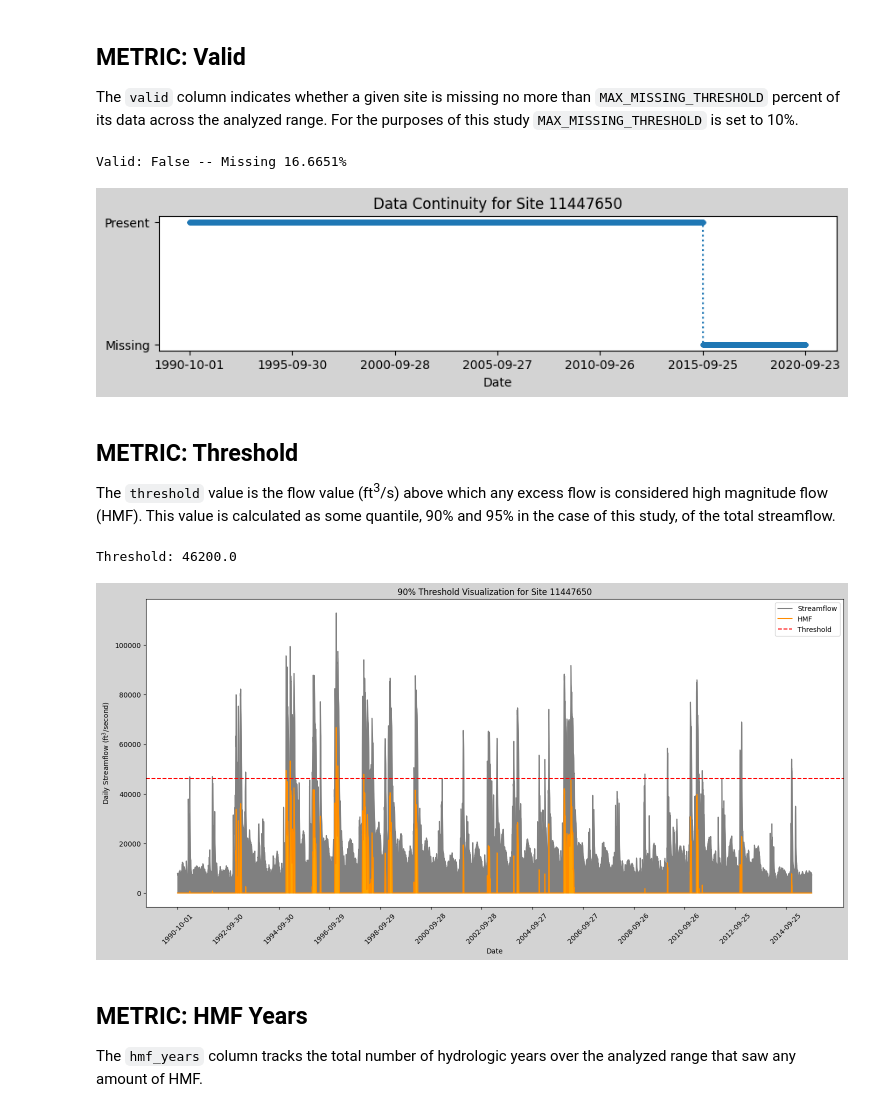
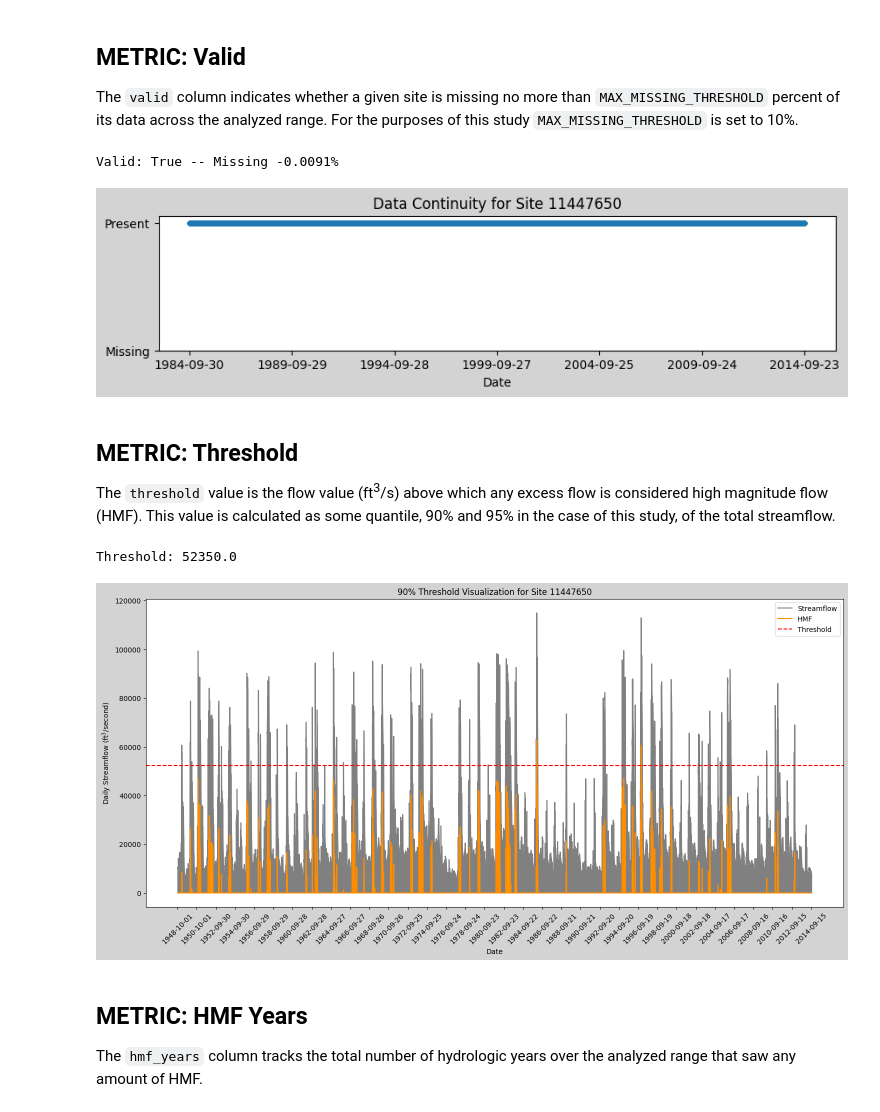
Before and after one commit to AlekWithK/DahlkeLab_LAWR, a Jupyter notebook: site_analysis.ipynb, the cells around one changed output. Saved outputs shown, nothing was run; the diff lists cells and outputs as text; code cells hidden in the pictures.

```diff
--- a/site_analysis.ipynb
+++ b/site_analysis.ipynb
@@ -31,7 +31,9 @@ pd.options.mode.chained_assignment = None
 # Controls
 # '11447650' -- SRB
 site_no = '11447650'
-df = nwis.get_record(sites=site_no, service=fn.SERVICE, parameterCD=fn.PARAM_CODE, start=fn.DEFAULT_START, end=fn.DEFAULT_END)
+K_DEFAULT_START = '1900-10-01'
+K_DEFAULT_END = '2014-09-30' # end date for Kocis paper
+df = nwis.get_record(sites=site_no, service=fn.SERVICE, parameterCD=fn.PARAM_CODE, start=K_DEFAULT_START, end=K_DEFAULT_END)
 
 # Aquifer analysis is done on both 30 and 50-year periods with both 90 and 95% quantiles
 data_range = 30
@@ -44,16 +46,16 @@ df_valid = df.reset_index()
 
 # Trim the dataset to just the current analyzed date range (end date - data_range)
 # Set all present values to 1
-start = pd.to_datetime(fn.DEFAULT_END).date() - timedelta(days=365.25 * data_range)
+start = pd.to_datetime(K_DEFAULT_END).date() - timedelta(days=365.25 * data_range)
 df_valid = df_valid[df_valid['datetime'].dt.date >= start]
 df_valid['00060_Mean'] = 1
 
 # Validation using the predetermined start and end dates of (1970/90-2020)
-missing = fn.validate(df_valid, start, fn.DEFAULT_END)
+missing = fn.validate(df_valid, start, K_DEFAULT_END)
 print(f"Valid: {missing < fn.MAX_MISSING_THRESHOLD} -- Missing {missing * 100:.4f}%")
 
 # Create missing dates and set their values to 0
-complete_range = pd.date_range(start=start, end=fn.DEFAULT_END, freq='D')
+complete_range = pd.date_range(start=start, end=K_DEFAULT_END, freq='D')
 df_complete = pd.DataFrame({'datetime': complete_range})
 df_valid = pd.concat([df_complete.set_index('datetime').tz_localize(None), df_valid.set_index('datetime').tz_localize(None)], axis=1, join='outer').fillna(0).reset_index()
 
@@ -67,46 +69,47 @@ plt.xlabel("Date")
 plt.title(f"Data Continuity for Site {site_no}")
 plt.show()
 # %% [output]
-Valid: False -- Missing 16.6651%
+Valid: True -- Missing -0.0091%
-[figure, old version]
+[figure, new version]
 # %% [markdown]
 ## METRIC: Threshold
 The `threshold` value is the flow value (ft<sup>3</sup>/s) above which any excess flow is considered high magnitude flow (HMF). This value is calculated as some quantile, 90% and 95% in the case of this study, of the total streamflow.
 # %%
 df_threshold = df.reset_index()
 
-start = pd.to_datetime(fn.DEFAULT_END).date() - timedelta(days=365.25 * data_range)
-df_threshold = df_threshold[df_threshold['datetime'].dt.date >= start]
+#start = pd.to_datetime(fn.DEFAULT_END).date() - timedelta(days=365.25 * data_range)
+#df_threshold = df_threshold[df_threshold['datetime'].dt.date >= start]
+
 
 threshold = fn.calc_threshold(df_threshold, quantile)
 print(f"Threshold: {threshold}")
 
 df_threshold["diff"] = df_threshold["00060_Mean"] - threshold
 df_threshold["hmf"] = df_threshold["diff"].apply(lambda x: max(0, x))
 
 '''window = 50
 df_threshold["00060_Mean"] = df_threshold["00060_Mean"].rolling(window=window).mean()
 df_threshold["hmf"] = df_threshold["hmf"].rolling(window=window).mean()'''
 
 plt.figure(figsize=(18, 8), facecolor='lightgray')
 plt.plot(df_threshold["datetime"], df_threshold["00060_Mean"], label="Streamflow", color="gray")
 plt.plot(df_threshold["datetime"], df_threshold["hmf"], label="HMF", color="darkorange")
 plt.axhline(y=threshold, color='r', linestyle='--', label='Threshold')
 
 plt.fill_between(df_threshold["datetime"], df_threshold["00060_Mean"], color="gray")
 plt.fill_between(df_threshold["datetime"], df_threshold["hmf"], color="orange")
 
 plt.xticks(df_threshold['datetime'][::(365*2)], rotation=45)
 plt.xlabel("Date")
 
 plt.ylabel('Daily Streamflow ($\mathregular{ft^3}$/second)')
 
 plt.title(f"{quantile*100:.0f}% Threshold Visualization for Site {site_no}")
 plt.legend()
 plt.show()
 # %% [output]
-Threshold: 46200.0
+Threshold: 52350.0
-[figure, old version]
+[figure, new version]
 # %% [markdown]
 ## METRIC: HMF Years
 The `hmf_years` column tracks the total number of hydrologic years over the analyzed range that saw any amount of HMF.
```
Also changed, not shown: parts of 5 cells of this notebook, 2 other files.
